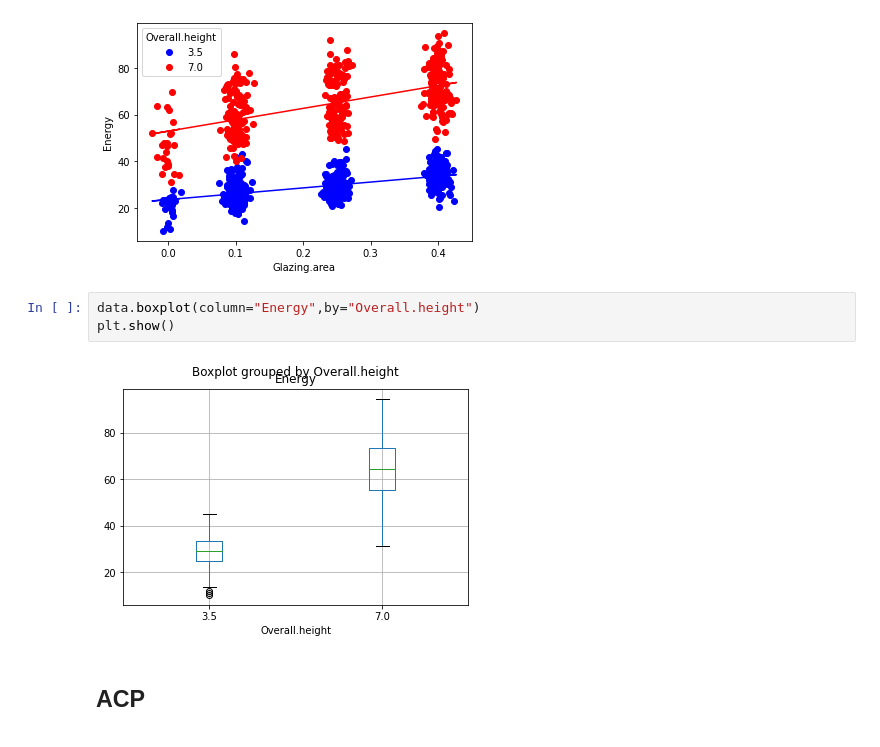
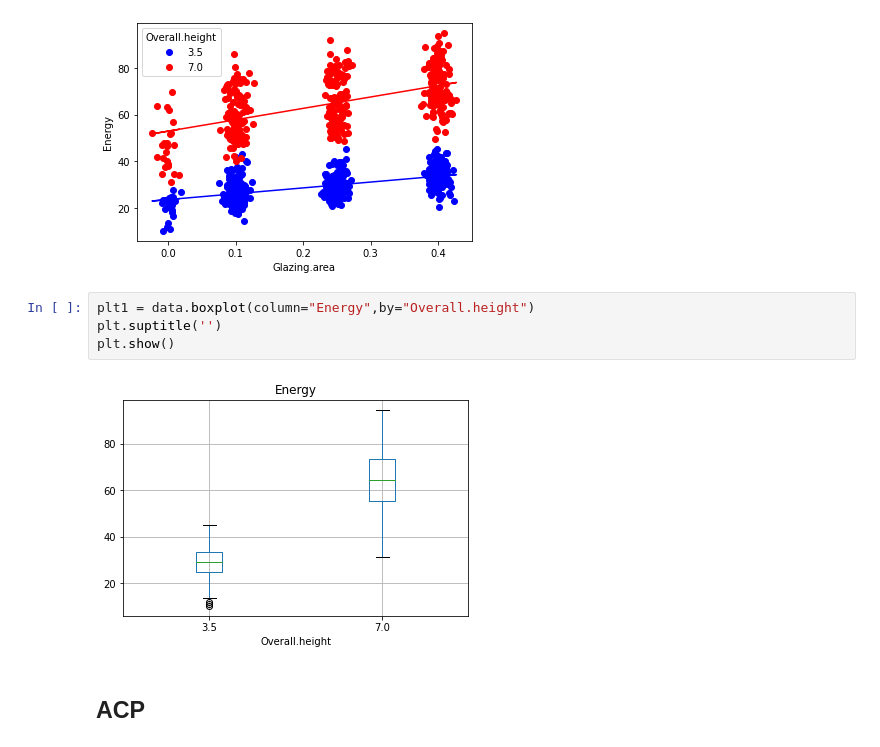
Before and after one commit to quentinthuet/buildings_energy_consumption, a Jupyter notebook: Project.ipynb, the cells around one changed output. Drawn from its saved outputs; the diff is of its cells as text.

Commit message:
Fin traduction python partie Data Analysis

```diff
--- a/Project.ipynb
+++ b/Project.ipynb
@@ -61,10 +63,11 @@ plt.show()
 # %% [output]
 [figure]
 # %%
-data.boxplot(column="Energy",by="Overall.height")
+plt1 = data.boxplot(column="Energy",by="Overall.height")
+plt.suptitle('')
 plt.show()
 # %% [output]
-[figure, old version]
+[figure, new version]
 # %% [markdown]
 ## ACP
 # %%
```
Also changed, not shown: parts of 24 cells of this notebook.
